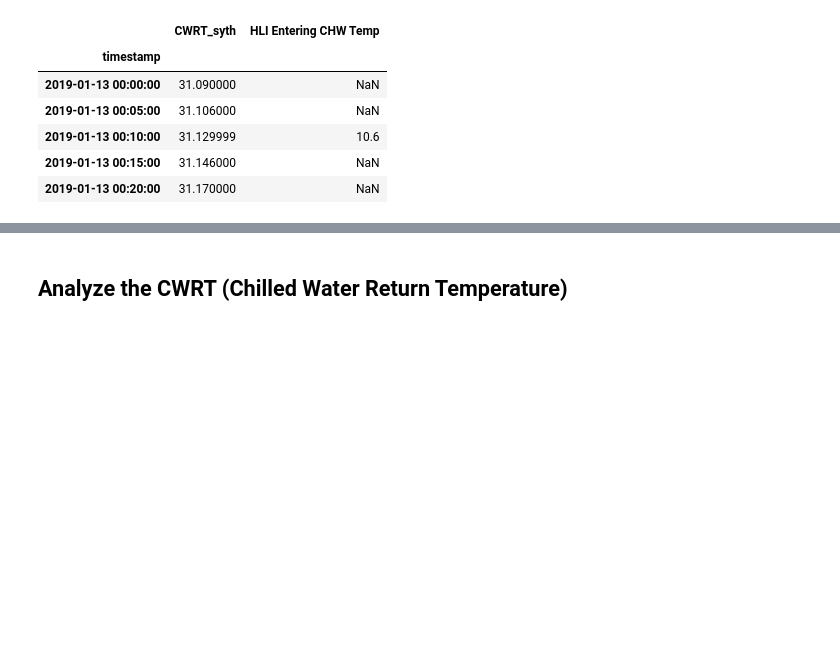
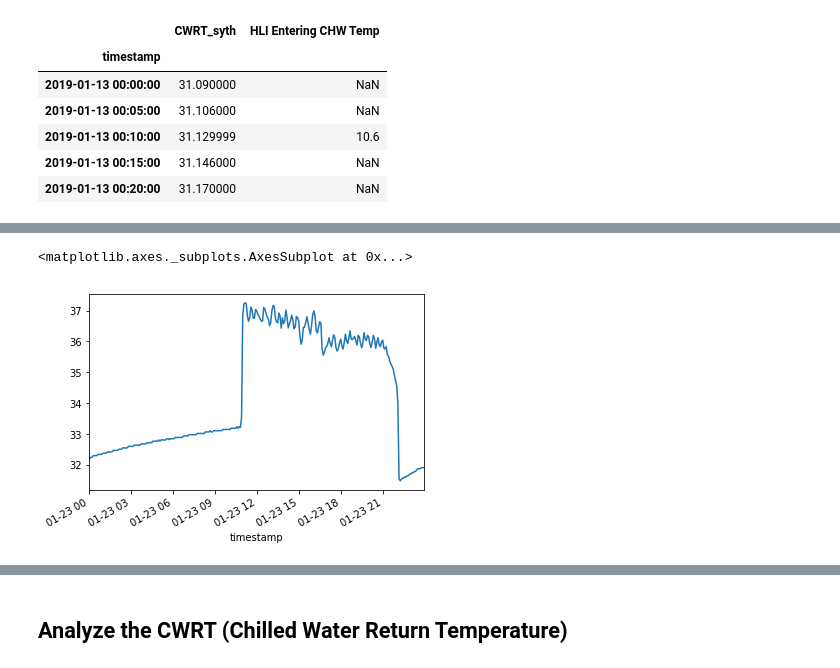
Before and after one commit to codingneo/ts-anomaly, a Jupyter notebook: notebooks/data-exploration.ipynb, the cells around one changed output, grey strips where cells are left out. Drawn from its saved outputs; the diff is of its cells as text; code cells hidden in the pictures; blank space fills up the shorter version.

```diff
--- a/notebooks/data-exploration.ipynb
+++ b/notebooks/data-exploration.ipynb
@@ -49,0 +177,5 @@ data.head()
+# %%
+day_completed_series1['2019-01-23'].plot()
+# %% [output]
+<matplotlib.axes._subplots.AxesSubplot at 0x...>
+[figure, added]
```
Also changed, not shown: parts of 39 cells of this notebook, 1 other file.
